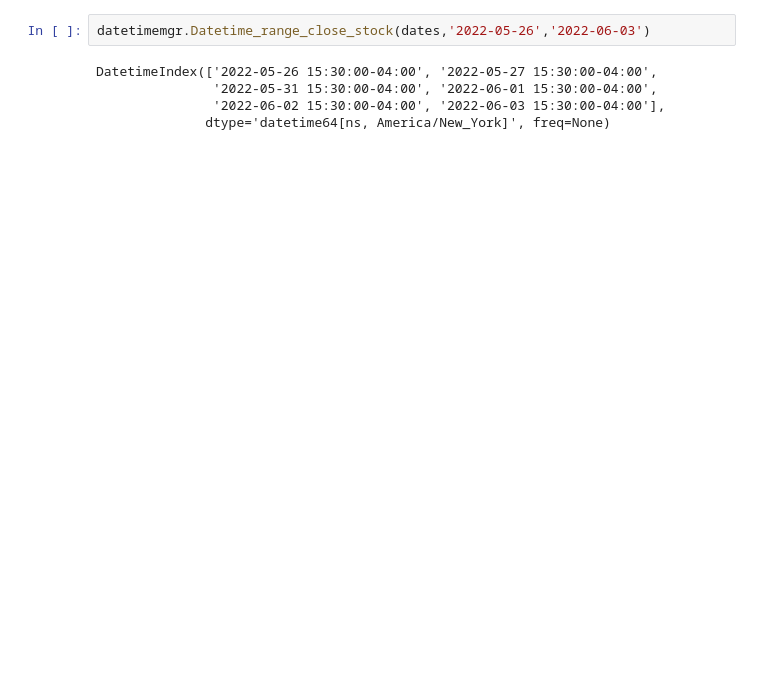
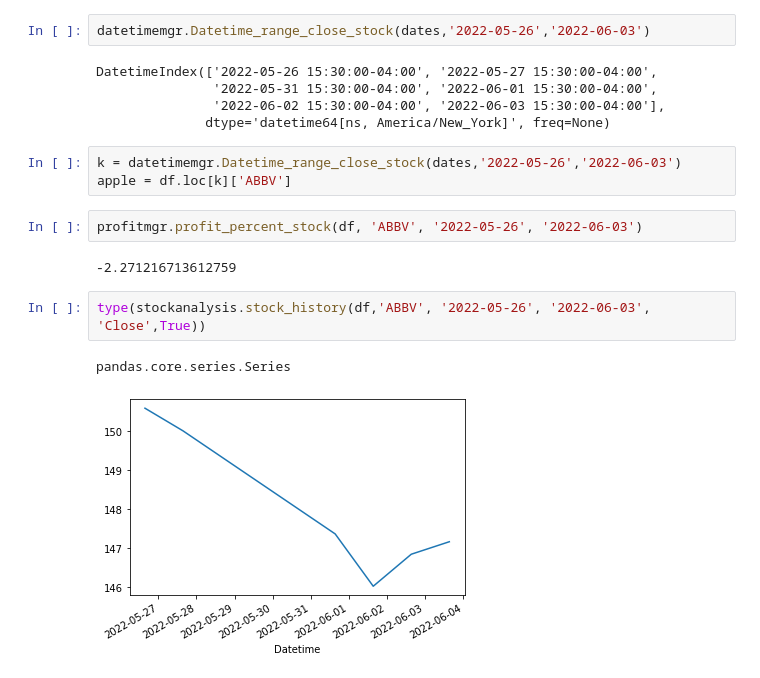
Before and after one commit to ajaybiswas22/stock-picker-bro, a Jupyter notebook: src/1_basics.ipynb, the cells around one changed output. Saved outputs shown, nothing was run; the diff lists cells and outputs as text; blank space fills up the shorter version.

Commit message:
Added stock analysis
1. historical data
2. to implement (day analysis)

```diff
--- a/src/1_basics.ipynb
+++ b/src/1_basics.ipynb
@@ -76,3 +87,15 @@ DatetimeIndex(['2022-05-26 15:30:00-04:00', '2022-05-27 15:30:00-04:00',
                '2022-05-31 15:30:00-04:00', '2022-06-01 15:30:00-04:00',
                '2022-06-02 15:30:00-04:00', '2022-06-03 15:30:00-04:00'],
               dtype='datetime64[ns, America/New_York]', freq=None)
+# %%
+k = datetimemgr.Datetime_range_close_stock(dates,'2022-05-26','2022-06-03')
+apple = df.loc[k]['ABBV']
+# %%
+profitmgr.profit_percent_stock(df, 'ABBV', '2022-05-26', '2022-06-03')
+# %% [output]
+-2.271216713612759
+# %%
+type(stockanalysis.stock_history(df,'ABBV', '2022-05-26', '2022-06-03', 'Close',True))
+# %% [output]
+pandas.core.series.Series
+[figure, added]
```
Also changed, not shown: parts of 7 cells of this notebook, 4 other files.
